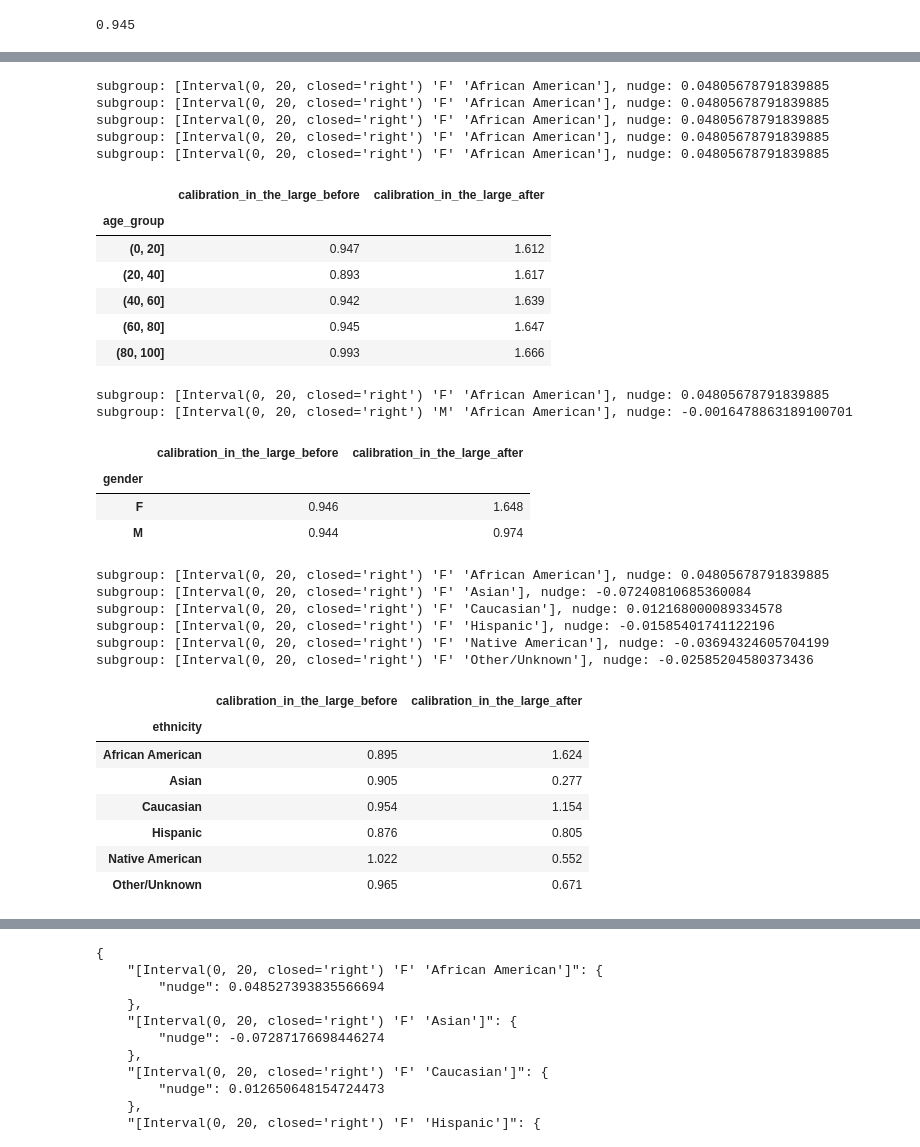
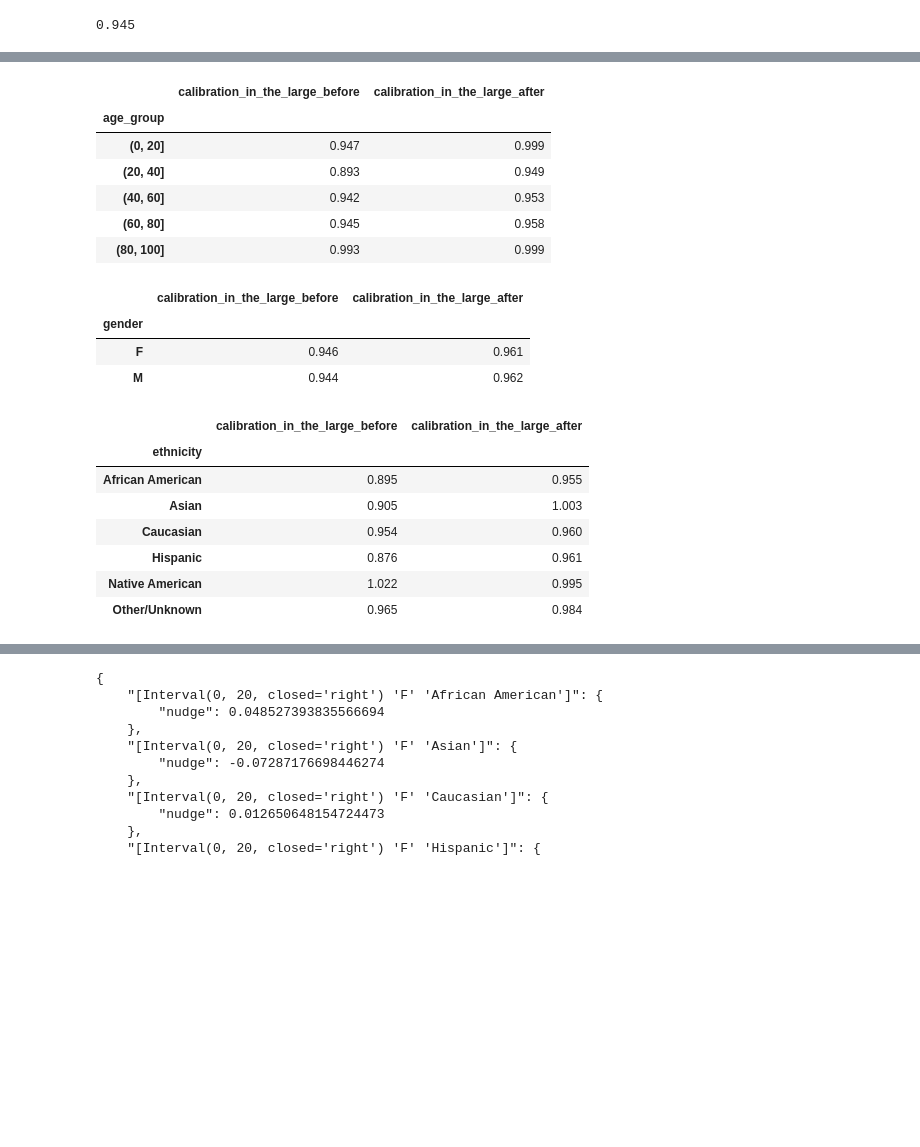
Before and after one commit to ShaniCohen/pred-ICU, a Jupyter notebook: fairness/fairness.ipynb, the cells around one changed output, grey strips where cells are left out. Cells and saved outputs as stored; diff of their text form; code cells hidden in the pictures; blank space fills up the shorter version.

```diff
--- a/fairness/fairness.ipynb
+++ b/fairness/fairness.ipynb
@@ -196,7 +194,7 @@ Top 100 - Native American: 0
 # %% [markdown]
 ## Multi-Calibration
 # %%
-def calculate_calibration_in_the_large(subgroup_df: pd.DataFrame, predictions_column_name, subgroup_nudges_dict):
+def calculate_calibration_in_the_large(subgroup_df: pd.DataFrame, predictions_column_name):
     """Calculates the odds ratio for a given subgroup using your formula.
 
     Args:
@@ -206,15 +204,7 @@ def calculate_calibration_in_the_large(subgroup_df: pd.DataFrame, predictions_co
         float: The odds ratio for the subgroup using your formula.
     """
 
-    nudge = 0
-    if subgroup_nudges_dict is not None:
-        subgroup_group_by = subgroup_df.groupby(['age_group', 'gender', 'ethnicity']).count().reset_index()
-        _, group = next(subgroup_group_by.iterrows())
-        subgroup_id = str(group.values[:3])
-        nudge = subgroup_nudges_dict[subgroup_id]['nudge']
-        print(f'subgroup: {subgroup_id}, nudge: {nudge}')
-
-    avg_prediction = (subgroup_df[predictions_column_name] + nudge).mean()
+    avg_prediction = subgroup_df[predictions_column_name].mean()
     avg_outcome = subgroup_df["labels"].mean()
 
     if avg_prediction == 1 or avg_outcome == 0 or avg_outcome == 1:
@@ -254,21 +241,20 @@ protected_groups_dict
  "[Interval(80, 100, closed='right') 'M' 'Native American']": {'nudge': 0},
  "[Interval(80, 100, closed='right') 'M' 'Other/Unknown']": {'nudge': 0}}
 # %%
-alpha = 0.0005
+alpha = 0.005
 done = False
 while not done:
     done = True
     for group_index, subgroup in subgroups_df.iterrows():
-        subgroup_df = subgroups_calibration_groups_by.loc[(data_with_age_groups['age_group'] == subgroup['age_group']) & (data_with_age_groups['gender'] == subgroup['gender']) & (data_with_age_groups['ethnicity'] == subgroup['ethnicity']),]
+        subgroup_df = data_with_age_groups.loc[(data_with_age_groups['age_group'] == subgroup['age_group']) & (data_with_age_groups['gender'] == subgroup['gender']) & (data_with_age_groups['ethnicity'] == subgroup['ethnicity']),]
         subgroup_id = str(subgroup.values[:3])
         sum_y = subgroup_df['labels'].sum()
-        sum_p = (subgroup_df['predictions'] + protected_groups_dict[subgroup_id]['nudge']).sum()
-        violation = np.mean(subgroup_df['labels'] - (subgroup_df['predictions'] + protected_groups_dict[subgroup_id]['nudge']))
+        sum_p = subgroup_df['calibrated_predictions'].sum()
+        violation = np.mean(subgroup_df['labels'] - subgroup_df['calibrated_predictions'])
         if np.abs(violation) > alpha:
             print(f'subgroup: {subgroup_id}, violation: {violation} (sum_y = {sum_y}, sum_p = {sum_p}), count: {subgroup_df.shape[0]}')
             violation *= 0.1
-            protected_groups_dict[subgroup_id]['nudge'] += violation
-            subgroups_calibration_groups_by.loc[(data_with_age_groups['age_group'] == subgroup['age_group']) & (data_with_age_groups['gender'] == subgroup['gender']) & (data_with_age_groups['ethnicity'] == subgroup['ethnicity']), 'calibrated_predictions'] += violation
+            data_with_age_groups.loc[(data_with_age_groups['age_group'] == subgroup['age_group']) & (data_with_age_groups['gender'] == subgroup['gender']) & (data_with_age_groups['ethnicity'] == subgroup['ethnicity']), 'calibrated_predictions'] += violation
             done = False
 # %% [output]
 subgroup: [Interval(0, 20, closed='right') 'F' 'African American'], violation: 0.048527393835566694 (sum_y = 10, sum_p = 6.991301582194865), count: 62
@@ -326,56 +320,43 @@ calculate_calibration_in_the_large(subgroups_calibration_groups_by, 'calibrated_
 # %%
-subgroups_group_by_age_group = subgroups_calibration_groups_by.groupby(['age_group'])
+subgroups_group_by_age_group = data_with_age_groups.groupby(['age_group'])
 age_group_calibration_in_the_large = pd.DataFrame()
-age_group_calibration_in_the_large['calibration_in_the_large_before'] = subgroups_group_by_age_group.apply(lambda df: calculate_calibration_in_the_large(df, 'predictions', None))
-age_group_calibration_in_the_large['calibration_in_the_large_after'] = subgroups_group_by_age_group.apply(lambda df: calculate_calibration_in_the_large(df, 'calibrated_predictions', protected_groups_dict))
+age_group_calibration_in_the_large['calibration_in_the_large_before'] = subgroups_group_by_age_group.apply(lambda df: calculate_calibration_in_the_large(df, 'predictions'))
+age_group_calibration_in_the_large['calibration_in_the_large_after'] = subgroups_group_by_age_group.apply(lambda df: calculate_calibration_in_the_large(df, 'calibrated_predictions'))
 age_group_calibration_in_the_large.dropna(inplace=True)
 age_group_calibration_in_the_large
 # %% [output]
-subgroup: [Interval(0, 20, closed='right') 'F' 'African American'], nudge: 0.04805678791839885
-subgroup: [Interval(0, 20, closed='right') 'F' 'African American'], nudge: 0.04805678791839885
-subgroup: [Interval(0, 20, closed='right') 'F' 'African American'], nudge: 0.04805678791839885
-subgroup: [Interval(0, 20, closed='right') 'F' 'African American'], nudge: 0.04805678791839885
-subgroup: [Interval(0, 20, closed='right') 'F' 'African American'], nudge: 0.04805678791839885
 |  | calibration_in_the_large_before | calibration_in_the_large_after |
 | age_group |  |  |
-| (0, 20] | 0.947 | 1.612 |
-| (20, 40] | 0.893 | 1.617 |
-| (40, 60] | 0.942 | 1.639 |
-| (60, 80] | 0.945 | 1.647 |
-| (80, 100] | 0.993 | 1.666 |
+| (0, 20] | 0.947 | 0.999 |
+| (20, 40] | 0.893 | 0.949 |
+| (40, 60] | 0.942 | 0.953 |
+| (60, 80] | 0.945 | 0.958 |
+| (80, 100] | 0.993 | 0.999 |
 # %%
-subgroups_group_by_gender = subgroups_calibration_groups_by.groupby(['gender'])
+subgroups_group_by_gender = data_with_age_groups.groupby(['gender'])
 gender_calibration_in_the_large = pd.DataFrame()
-gender_calibration_in_the_large['calibration_in_the_large_before'] = subgroups_group_by_gender.apply(lambda df: calculate_calibration_in_the_large(df, 'predictions', None))
-gender_calibration_in_the_large['calibration_in_the_large_after'] = subgroups_group_by_gender.apply(lambda df: calculate_calibration_in_the_large(df, 'calibrated_predictions', protected_groups_dict))
+gender_calibration_in_the_large['calibration_in_the_large_before'] = subgroups_group_by_gender.apply(lambda df: calculate_calibration_in_the_large(df, 'predictions'))
+gender_calibration_in_the_large['calibration_in_the_large_after'] = subgroups_group_by_gender.apply(lambda df: calculate_calibration_in_the_large(df, 'calibrated_predictions'))
 gender_calibration_in_the_large.dropna(inplace=True)
 gender_calibration_in_the_large
 # %% [output]
-subgroup: [Interval(0, 20, closed='right') 'F' 'African American'], nudge: 0.04805678791839885
-subgroup: [Interval(0, 20, closed='right') 'M' 'African American'], nudge: -0.0016478863189100701
 |  | calibration_in_the_large_before | calibration_in_the_large_after |
 | gender |  |  |
-| F | 0.946 | 1.648 |
-| M | 0.944 | 0.974 |
+| F | 0.946 | 0.961 |
+| M | 0.944 | 0.962 |
 # %%
-subgroups_group_by_ethnicity = subgroups_calibration_groups_by.groupby(['ethnicity'])
+subgroups_group_by_ethnicity = data_with_age_groups.groupby(['ethnicity'])
 ethnicity_calibration_in_the_large = pd.DataFrame()
-ethnicity_calibration_in_the_large['calibration_in_the_large_before'] = subgroups_group_by_ethnicity.apply(lambda df: calculate_calibration_in_the_large(df, 'predictions', None))
-ethnicity_calibration_in_the_large['calibration_in_the_large_after'] = subgroups_group_by_ethnicity.apply(lambda df: calculate_calibration_in_the_large(df, 'calibrated_predictions', protected_groups_dict))
+ethnicity_calibration_in_the_large['calibration_in_the_large_before'] = subgroups_group_by_ethnicity.apply(lambda df: calculate_calibration_in_the_large(df, 'predictions'))
+ethnicity_calibration_in_the_large['calibration_in_the_large_after'] = subgroups_group_by_ethnicity.apply(lambda df: calculate_calibration_in_the_large(df, 'calibrated_predictions'))
 ethnicity_calibration_in_the_large.dropna(inplace=True)
 ethnicity_calibration_in_the_large
 # %% [output]
-subgroup: [Interval(0, 20, closed='right') 'F' 'African American'], nudge: 0.04805678791839885
-subgroup: [Interval(0, 20, closed='right') 'F' 'Asian'], nudge: -0.07240810685360084
-subgroup: [Interval(0, 20, closed='right') 'F' 'Caucasian'], nudge: 0.012168000089334578
-subgroup: [Interval(0, 20, closed='right') 'F' 'Hispanic'], nudge: -0.01585401741122196
-subgroup: [Interval(0, 20, closed='right') 'F' 'Native American'], nudge: -0.03694324605704199
-subgroup: [Interval(0, 20, closed='right') 'F' 'Other/Unknown'], nudge: -0.02585204580373436
 |  | calibration_in_the_large_before | calibration_in_the_large_after |
 | ethnicity |  |  |
-| African American | 0.895 | 1.624 |
-| Asian | 0.905 | 0.277 |
-| Caucasian | 0.954 | 1.154 |
-| Hispanic | 0.876 | 0.805 |
-| Native American | 1.022 | 0.552 |
-| Other/Unknown | 0.965 | 0.671 |
+| African American | 0.895 | 0.955 |
+| Asian | 0.905 | 1.003 |
+| Caucasian | 0.954 | 0.960 |
+| Hispanic | 0.876 | 0.961 |
+| Native American | 1.022 | 0.995 |
+| Other/Unknown | 0.965 | 0.984 |
```
Also changed, not shown: parts of 12 cells of this notebook.
